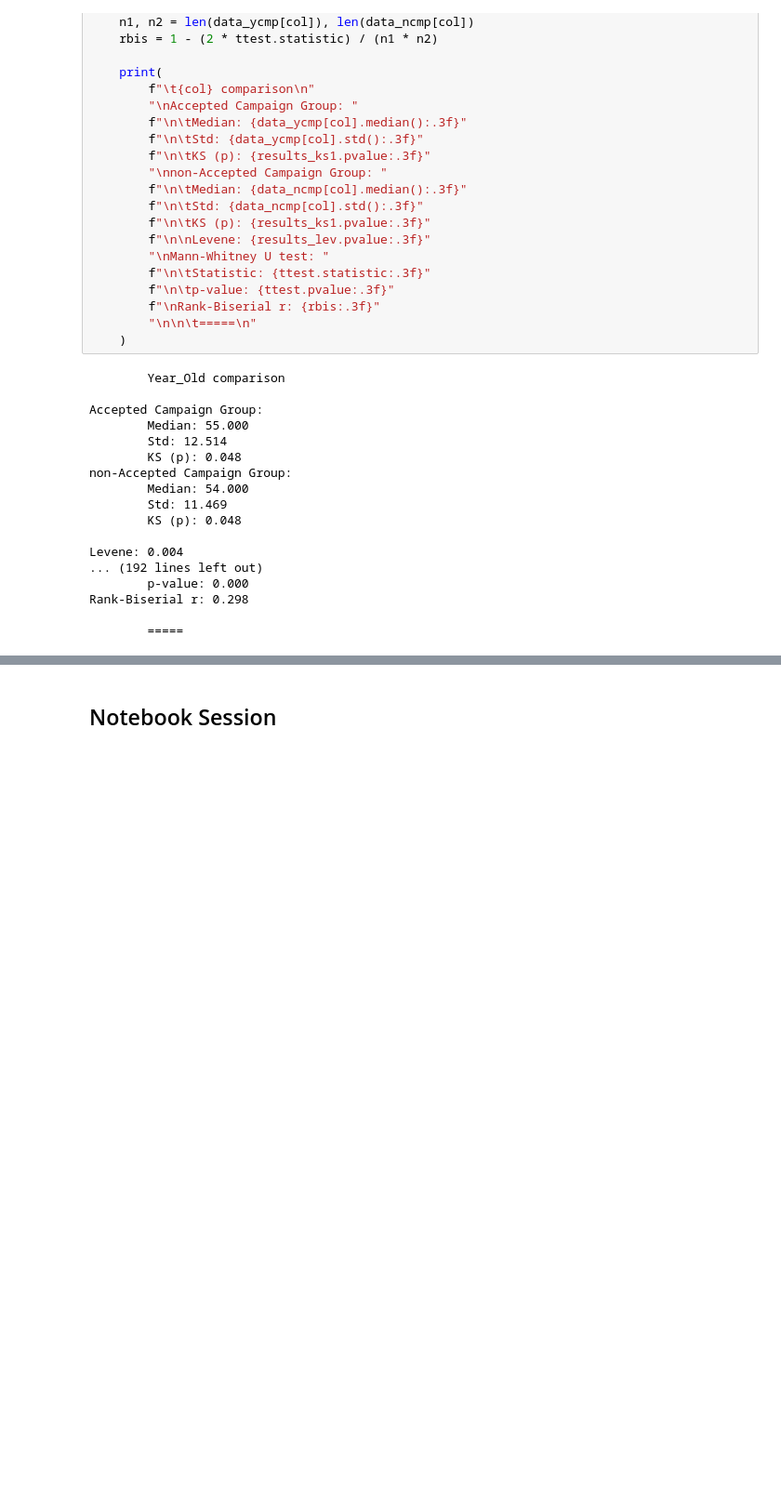
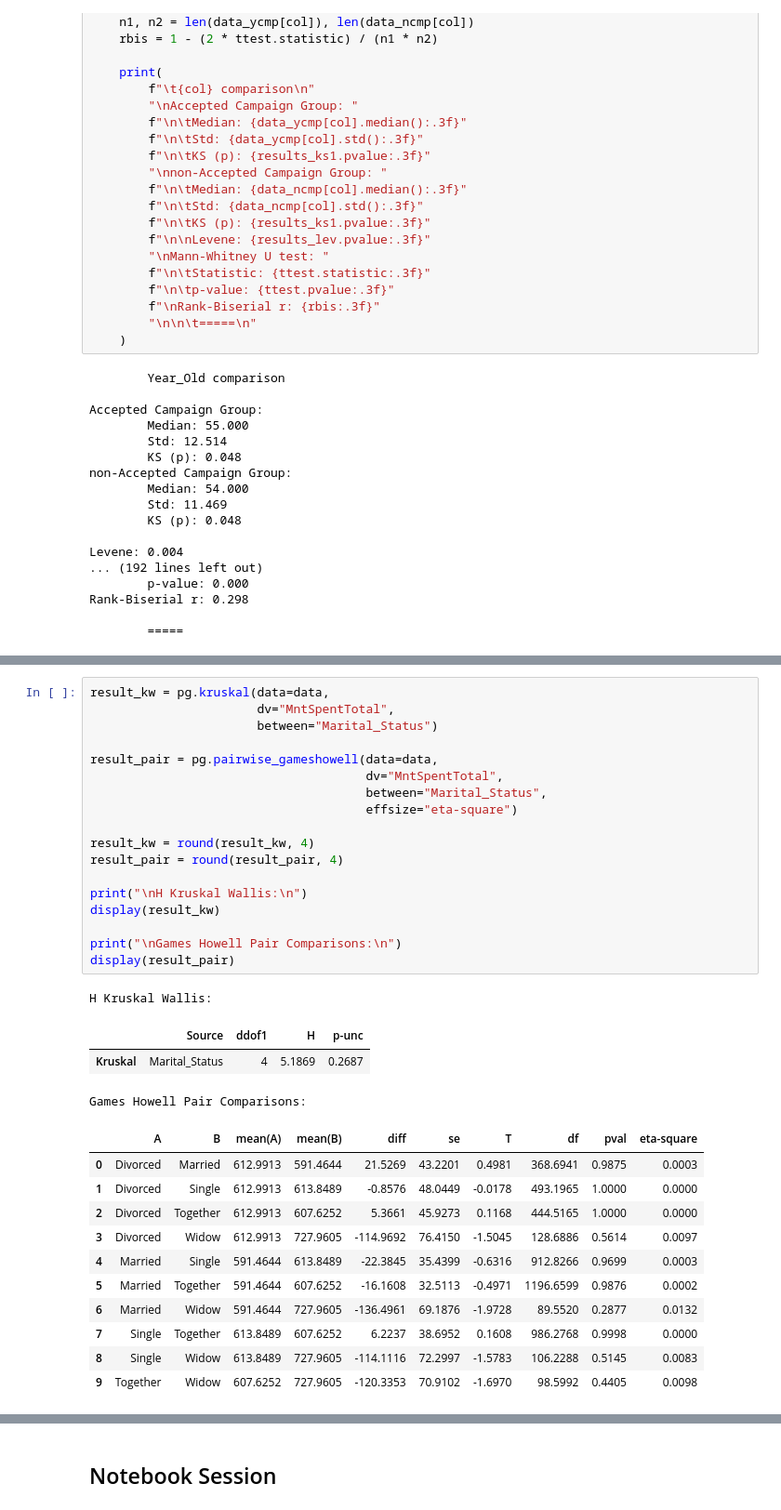
Before and after one commit to almanzanas/ifoodDataAnalystTest, a Jupyter notebook: notebooks/03_inferential.ipynb, the cells around one changed output, grey strips where cells are left out. Shown: that part at 93% size. Cells and saved outputs as stored; diff of their text form; blank space fills up the shorter version.

```diff
--- a/notebooks/03_inferential.ipynb
+++ b/notebooks/03_inferential.ipynb
@@ -402,0 +462,34 @@ memory usage: 669.3 KB
+# %%
+result_kw = pg.kruskal(data=data,
+                       dv="MntSpentTotal",
+                       between="Marital_Status")
+
+result_pair = pg.pairwise_gameshowell(data=data,
+                                      dv="MntSpentTotal",
+                                      between="Marital_Status",
+                                      effsize="eta-square")
+
+result_kw = round(result_kw, 4)
+result_pair = round(result_pair, 4)
+
+print("\nH Kruskal Wallis:\n")
+display(result_kw)
+
+print("\nGames Howell Pair Comparisons:\n")
+display(result_pair)
+# %% [output]
+H Kruskal Wallis:
+|  | Source | ddof1 | H | p-unc |
+| Kruskal | Marital_Status | 4 | 5.1869 | 0.2687 |
+Games Howell Pair Comparisons:
+|  | A | B | mean(A) | mean(B) | diff | se | T | df | pval | eta-square |
+| 0 | Divorced | Married | 612.9913 | 591.4644 | 21.5269 | 43.2201 | 0.4981 | 368.6941 | 0.9875 | 0.0003 |
+| 1 | Divorced | Single | 612.9913 | 613.8489 | -0.8576 | 48.0449 | -0.0178 | 493.1965 | 1.0000 | 0.0000 |
+| 2 | Divorced | Together | 612.9913 | 607.6252 | 5.3661 | 45.9273 | 0.1168 | 444.5165 | 1.0000 | 0.0000 |
+| 3 | Divorced | Widow | 612.9913 | 727.9605 | -114.9692 | 76.4150 | -1.5045 | 128.6886 | 0.5614 | 0.0097 |
+| 4 | Married | Single | 591.4644 | 613.8489 | -22.3845 | 35.4399 | -0.6316 | 912.8266 | 0.9699 | 0.0003 |
+| 5 | Married | Together | 591.4644 | 607.6252 | -16.1608 | 32.5113 | -0.4971 | 1196.6599 | 0.9876 | 0.0002 |
+| 6 | Married | Widow | 591.4644 | 727.9605 | -136.4961 | 69.1876 | -1.9728 | 89.5520 | 0.2877 | 0.0132 |
+| 7 | Single | Together | 613.8489 | 607.6252 | 6.2237 | 38.6952 | 0.1608 | 986.2768 | 0.9998 | 0.0000 |
+| 8 | Single | Widow | 613.8489 | 727.9605 | -114.1116 | 72.2997 | -1.5783 | 106.2288 | 0.5145 | 0.0083 |
+| 9 | Together | Widow | 607.6252 | 727.9605 | -120.3353 | 70.9102 | -1.6970 | 98.5992 | 0.4405 | 0.0098 |
```
Also changed, not shown: parts of 16 cells of this notebook, 1 other file.
